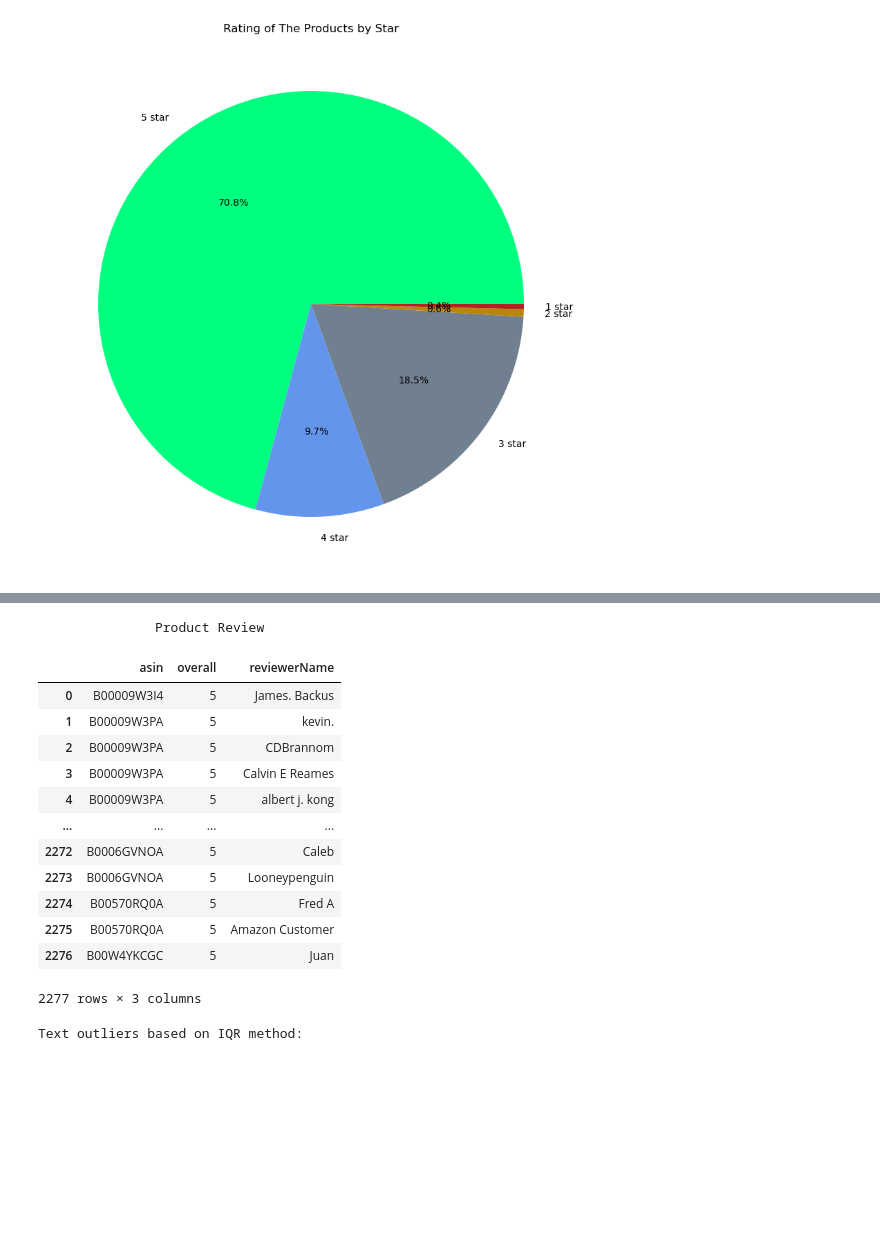
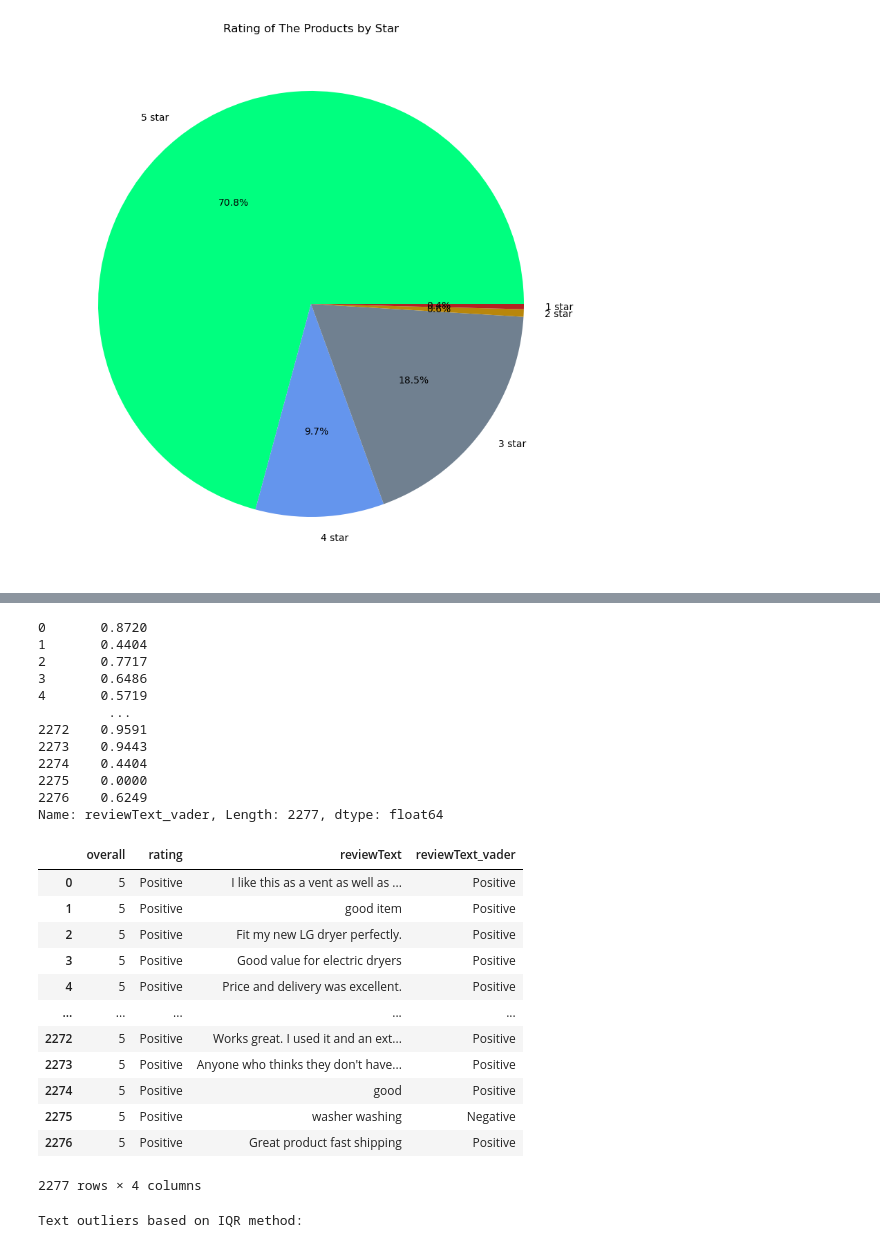
Before and after one commit to rolandjosephb/Comp262-Group3, a Jupyter notebook: Group 3.ipynb, the cells around one changed output, grey strips where cells are left out. Cells and saved outputs as stored; diff of their text form; code cells hidden in the pictures; blank space fills up the shorter version.

```diff
--- a/Group 3.ipynb
+++ b/Group 3.ipynb
@@ -426,15 +426,15 @@ plt.show()
 df_copy = df.copy()
 
 # Giving value:(x<2 = Negative, x=3 Neutral, everything else Positive)
-df_copy['overall'] = df_copy['overall'].apply(lambda x: 'Negative' if x <= 2 else ('Neutral' if x == 3 else 'Positive'))
+df_copy['rating'] = df_copy['overall'].apply(lambda x: 'Negative' if x <= 2 else ('Neutral' if x == 3 else 'Positive'))
 
 plt.figure(figsize=(10, 10))
-plt.pie(df_copy['overall'].value_counts(), labels=df_copy['overall'].value_counts().index, autopct='%1.1f%%', labeldistance=1.10, colors=['springgreen', 'slategray', 'firebrick'])
+plt.pie(df_copy['rating'].value_counts(), labels=df_copy['rating'].value_counts().index, autopct='%1.1f%%', labeldistance=1.10, colors=['springgreen', 'slategray', 'firebrick'])
 plt.title('Rating of The Product')
 plt.show()
 
 print("Counts of each category:")
-print(df_copy['overall'].value_counts())
+print(df_copy['rating'].value_counts())
 # %% [output]
 [figure]
 Counts of each category:
@@ -486,20 +479,0 @@ selected_columns
-# %%
-# Choosing the appropriate columns for your sentiment analyzer.
-selected_columns = df[['asin', 'overall', 'reviewerName']]
-print("               Product Review")
-selected_columns
-# %% [output]
-               Product Review
-|  | asin | overall | reviewerName |
-| 0 | B00009W3I4 | 5 | James. Backus |
-| 1 | B00009W3PA | 5 | kevin. |
-| 2 | B00009W3PA | 5 | CDBrannom |
-| 3 | B00009W3PA | 5 | Calvin E Reames |
-| 4 | B00009W3PA | 5 | albert j. kong |
-| ... | ... | ... | ... |
-| 2272 | B0006GVNOA | 5 | Caleb |
-| 2273 | B0006GVNOA | 5 | Looneypenguin |
-| 2274 | B00570RQ0A | 5 | Fred A |
-| 2275 | B00570RQ0A | 5 | Amazon Customer |
-| 2276 | B00W4YKCGC | 5 | Juan |
-2277 rows × 3 columns
@@ -506,3 +492,46 @@ selected_columns
+# %%
+# Create a SentimentIntensityAnalyzer object
+sia = SentimentIntensityAnalyzer()
+
+# Function to preprocess text using VADER and return compound sentiment score
+def preprocess_text_with_vader(text):
+    # Analyze sentiment of the text
+    sentiment = sia.polarity_scores(text)
+    # Return compound score (normalized sum of all lexicon ratings)
+    return sentiment['compound']
+
+# Preprocess 'reviewText' column using VADER
+df_copy['reviewText_vader'] = df_copy['reviewText'].apply(preprocess_text_with_vader)
+print(df_copy['reviewText_vader'])
+df_copy['reviewText_vader'] = df_copy['reviewText_vader'].apply(lambda x: 'Negative' if x <= 0.1 else ('Neutral' if x == 0.1 else 'Positive'))
+# Display the processed DataFrame
+df_copy[['overall', 'rating', 'reviewText', 'reviewText_vader']]
+# %% [output]
+0       0.8720
+1       0.4404
+2       0.7717
+3       0.6486
+4       0.5719
+         ...
+2272    0.9591
+2273    0.9443
+2274    0.4404
+2275    0.0000
+2276    0.6249
+Name: reviewText_vader, Length: 2277, dtype: float64
+|  | overall | rating | reviewText | reviewText_vader |
+| 0 | 5 | Positive | I like this as a vent as well as ... | Positive |
+| 1 | 5 | Positive | good item | Positive |
+| 2 | 5 | Positive | Fit my new LG dryer perfectly. | Positive |
+| 3 | 5 | Positive | Good value for electric dryers | Positive |
+| 4 | 5 | Positive | Price and delivery was excellent. | Positive |
+| ... | ... | ... | ... | ... |
+| 2272 | 5 | Positive | Works great. I used it and an ext... | Positive |
+| 2273 | 5 | Positive | Anyone who thinks they don't have... | Positive |
+| 2274 | 5 | Positive | good | Positive |
+| 2275 | 5 | Positive | washer washing | Negative |
+| 2276 | 5 | Positive | Great product fast shipping | Positive |
+2277 rows × 4 columns
 # %%
 df['text_length'] = df['reviewText'].apply(len)
 
```
Also changed, not shown: parts of 11 cells of this notebook.
